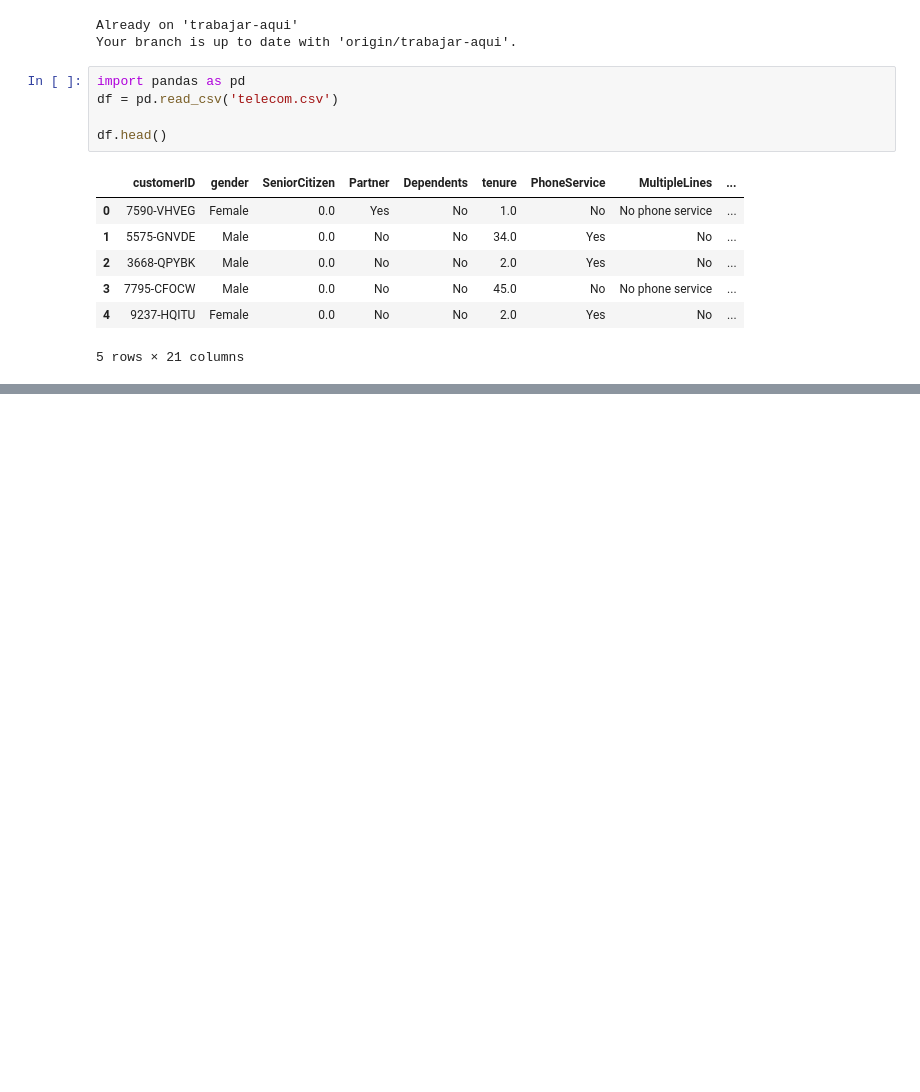
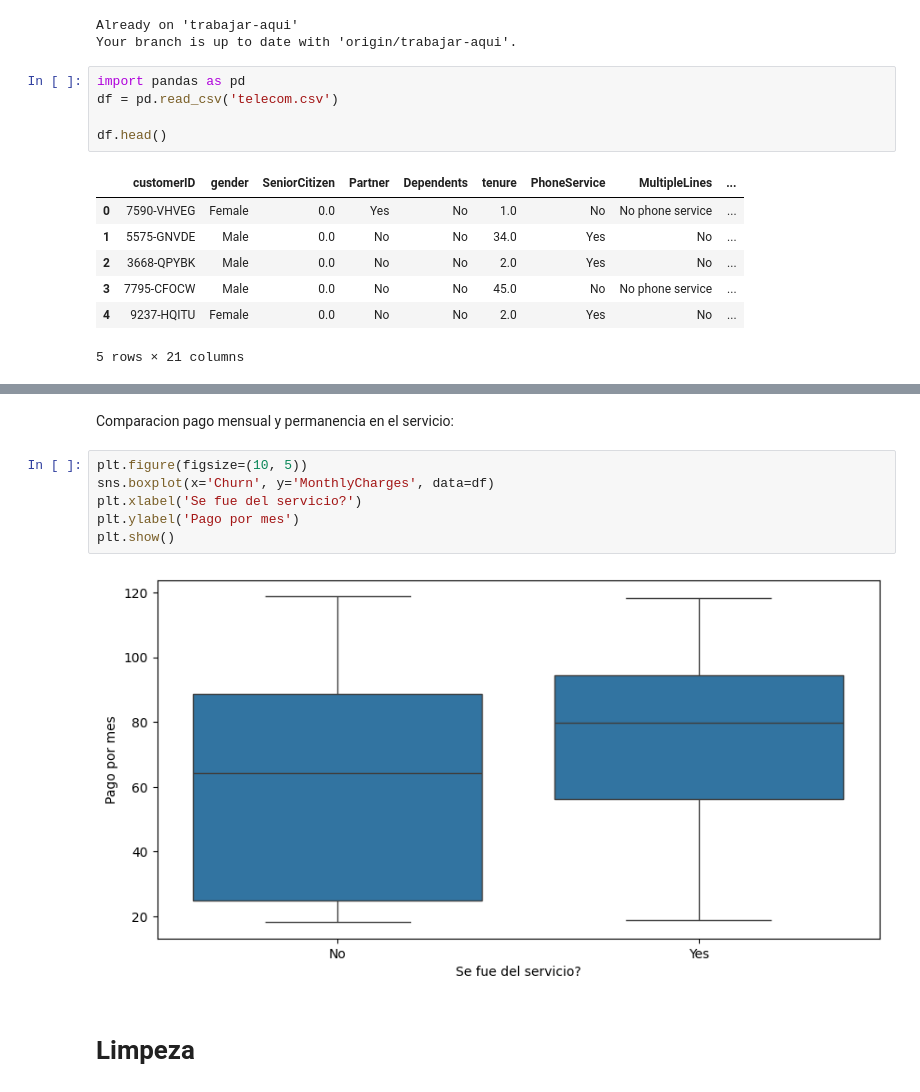
Before and after one commit to PALACIOS1259/Cienciadedatos, a Jupyter notebook: Untitled.ipynb, the cells around one changed output, grey strips where cells are left out. Saved outputs shown, nothing was run; the diff lists cells and outputs as text; blank space fills up the shorter version.

```diff
--- a/Untitled.ipynb
+++ b/Untitled.ipynb
@@ -68,0 +72,12 @@ plt.show()
+# %% [markdown]
+Comparacion pago mensual y permanencia en el servicio:
+# %%
+plt.figure(figsize=(10, 5))
+sns.boxplot(x='Churn', y='MonthlyCharges', data=df)
+plt.xlabel('Se fue del servicio?')
+plt.ylabel('Pago por mes')
+plt.show()
+# %% [output]
+[figure, added]
+# %% [markdown]
+# Limpeza
```
Also changed, not shown: parts of 4 cells of this notebook.
